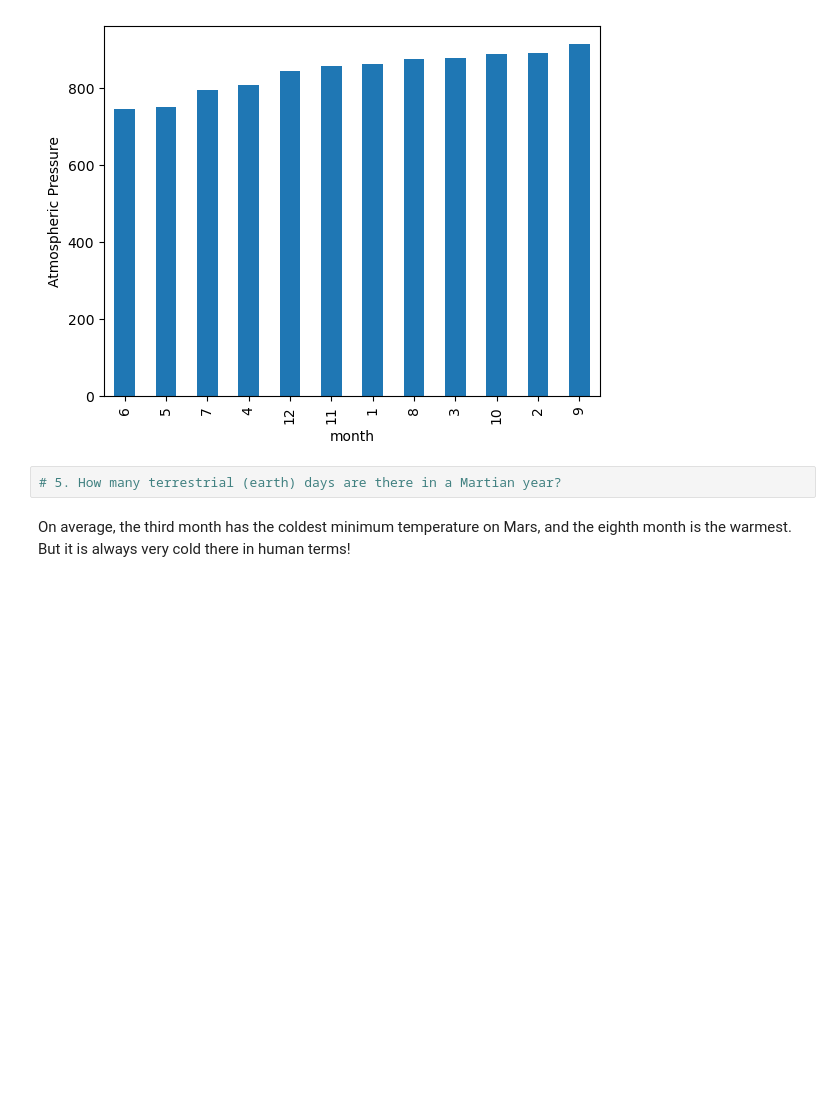
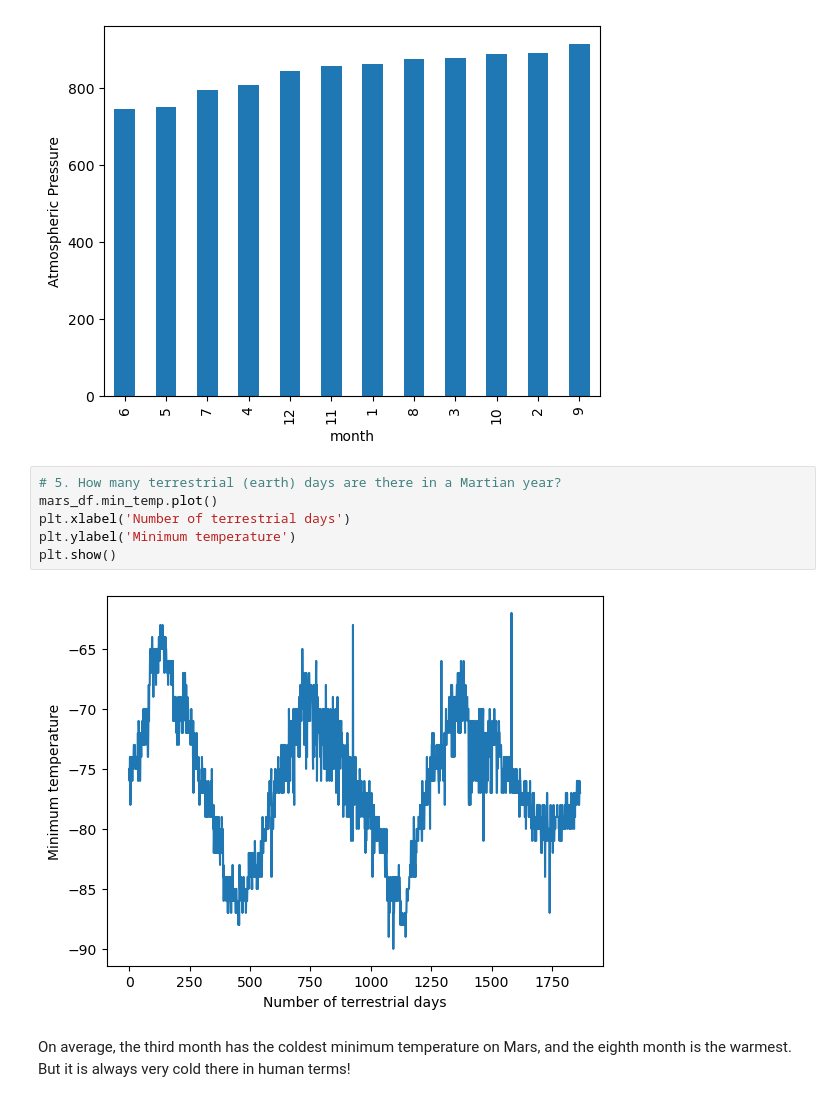
Before and after one commit to a-dhil/webscraping-challenge, a Jupyter notebook: Marsnews/part_2_mars_weather.ipynb, the cells around one changed output. Drawn from its saved outputs; the diff is of its cells as text; blank space fills up the shorter version.

Commit message:
plotted last graph and added out csv file.

```diff
--- a/Marsnews/part_2_mars_weather.ipynb
+++ b/Marsnews/part_2_mars_weather.ipynb
@@ -212,6 +212,12 @@ Text(0, 0.5, 'Atmospheric Pressure')
 [figure]
 # %%
 # 5. How many terrestrial (earth) days are there in a Martian year?
+mars_df.min_temp.plot()
+plt.xlabel('Number of terrestrial days')
+plt.ylabel('Minimum temperature')
+plt.show()
+# %% [output]
+[figure, added]
 # %% [markdown]
 On average, the third month has the coldest minimum temperature on Mars, and the eighth month is the warmest. But it is always very cold there in human terms!
 # %% [markdown]
```
Also changed, not shown: parts of 1 cell of this notebook, 1 other file.
